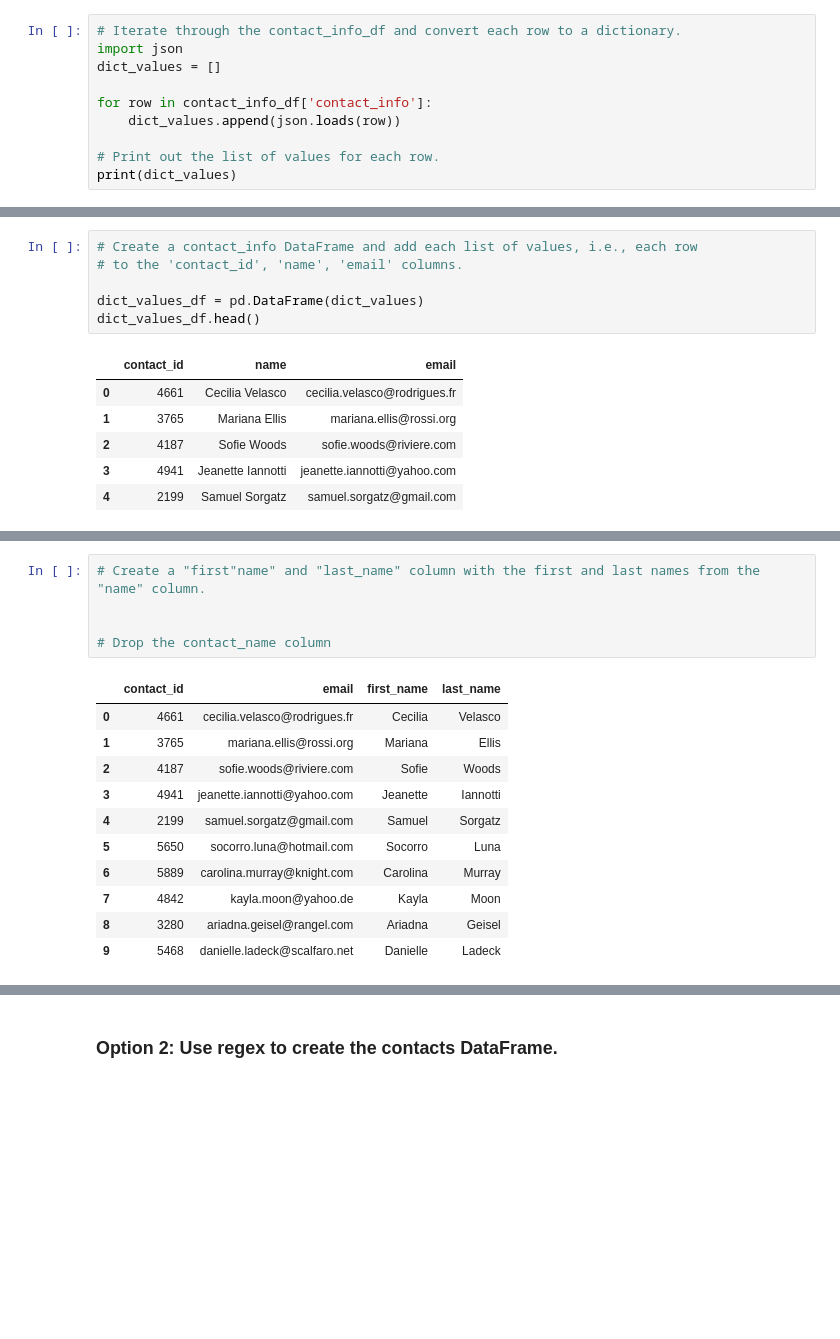
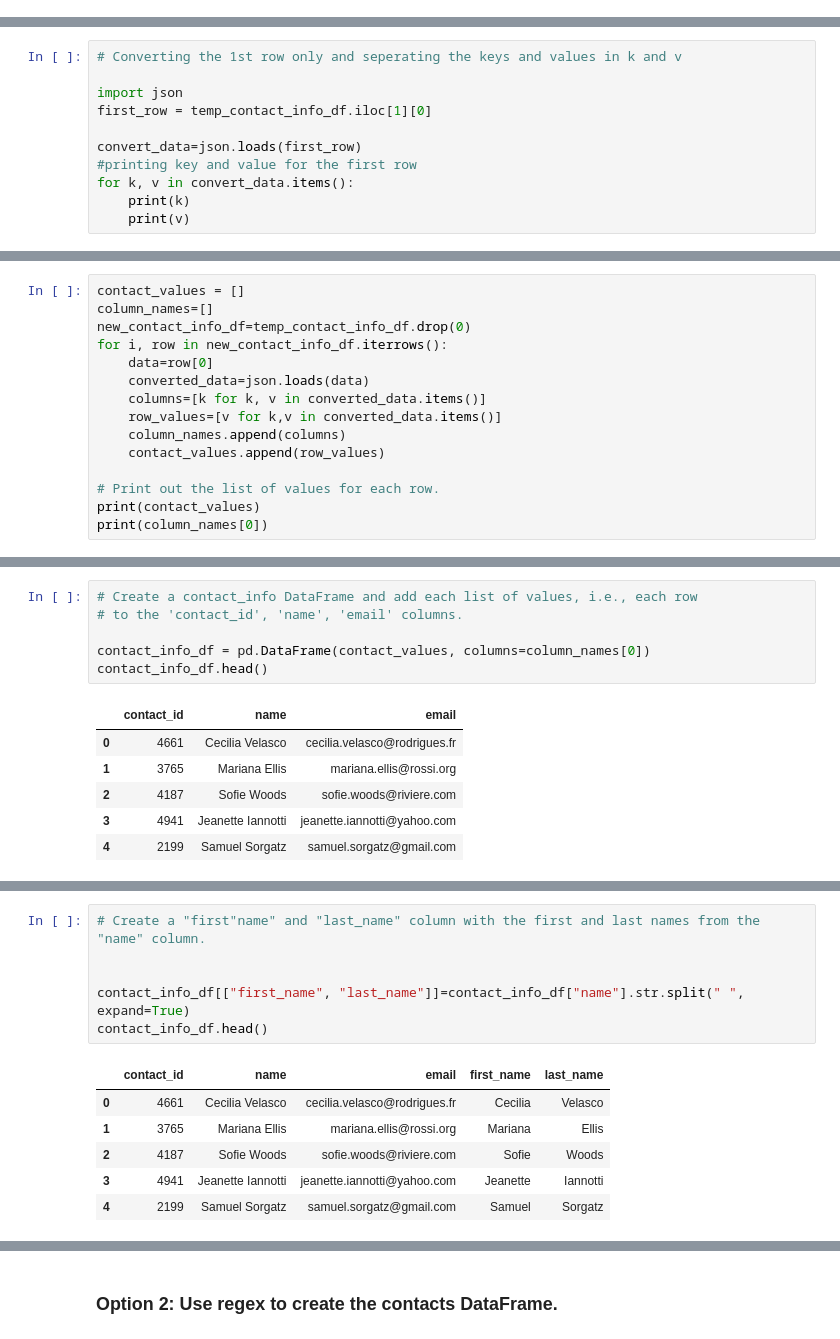
Before and after one commit to Prachi-Shah1002/Crowdfunding_ETL, a Jupyter notebook: ETL_Mini_Project_PShah_AVerma.ipynb, the cells around one changed output, grey strips where cells are left out. Saved outputs shown, nothing was run; the diff lists cells and outputs as text; blank space fills up the shorter version.

```diff
--- a/ETL_Mini_Project_PShah_AVerma.ipynb
+++ b/ETL_Mini_Project_PShah_AVerma.ipynb
@@ -340,13 +347,3 @@ contact_info_df.head()
 Then export the DataFrame as a `contacts.csv` CSV file.
 # %% [markdown]
 ### Option 1: Use Pandas to create the contacts DataFrame.
-# %%
-# Iterate through the contact_info_df and convert each row to a dictionary.
-import json
-dict_values = []
-
-for row in contact_info_df['contact_info']:
-    dict_values.append(json.loads(row))
-
-# Print out the list of values for each row.
-print(dict_values)
@@ -354,0 +350,11 @@ print(dict_values)
+# %%
+# Converting the 1st row only and seperating the keys and values in k and v
+
+import json
+first_row = temp_contact_info_df.iloc[1][0]
+
+convert_data=json.loads(first_row)
+#printing key and value for the first row
+for k, v in convert_data.items():
+    print(k)
+    print(v)
@@ -354,0 +368,15 @@ print(dict_values)
+# %%
+contact_values = []
+column_names=[]
+new_contact_info_df=temp_contact_info_df.drop(0)
+for i, row in new_contact_info_df.iterrows():
+    data=row[0]
+    converted_data=json.loads(data)
+    columns=[k for k, v in converted_data.items()]
+    row_values=[v for k,v in converted_data.items()]
+    column_names.append(columns)
+    contact_values.append(row_values)
+
+# Print out the list of values for each row.
+print(contact_values)
+print(column_names[0])
@@ -356,8 +387,8 @@ print(dict_values)
 # Create a contact_info DataFrame and add each list of values, i.e., each row
 # to the 'contact_id', 'name', 'email' columns.
 
-dict_values_df = pd.DataFrame(dict_values)
-dict_values_df.head()
+contact_info_df = pd.DataFrame(contact_values, columns=column_names[0])
+contact_info_df.head()
 # %% [output]
 |  | contact_id | name | email |
 | 0 | 4661 | Cecilia Velasco | cecilia.velasco@rodrigues.fr |
@@ -381,17 +413,13 @@ memory usage: 23.6+ KB
 # %%
 # Create a "first"name" and "last_name" column with the first and last names from the "name" column.
 
 
-# Drop the contact_name column
+contact_info_df[["first_name", "last_name"]]=contact_info_df["name"].str.split(" ", expand=True)
+contact_info_df.head()
 # %% [output]
-|  | contact_id | email | first_name | last_name |
-| 0 | 4661 | cecilia.velasco@rodrigues.fr | Cecilia | Velasco |
-| 1 | 3765 | mariana.ellis@rossi.org | Mariana | Ellis |
-| 2 | 4187 | sofie.woods@riviere.com | Sofie | Woods |
-| 3 | 4941 | jeanette.iannotti@yahoo.com | Jeanette | Iannotti |
-| 4 | 2199 | samuel.sorgatz@gmail.com | Samuel | Sorgatz |
-| 5 | 5650 | socorro.luna@hotmail.com | Socorro | Luna |
-| 6 | 5889 | carolina.murray@knight.com | Carolina | Murray |
-| 7 | 4842 | kayla.moon@yahoo.de | Kayla | Moon |
-| 8 | 3280 | ariadna.geisel@rangel.com | Ariadna | Geisel |
-| 9 | 5468 | danielle.ladeck@scalfaro.net | Danielle | Ladeck |
+|  | contact_id | name | email | first_name | last_name |
+| 0 | 4661 | Cecilia Velasco | cecilia.velasco@rodrigues.fr | Cecilia | Velasco |
+| 1 | 3765 | Mariana Ellis | mariana.ellis@rossi.org | Mariana | Ellis |
+| 2 | 4187 | Sofie Woods | sofie.woods@riviere.com | Sofie | Woods |
+| 3 | 4941 | Jeanette Iannotti | jeanette.iannotti@yahoo.com | Jeanette | Iannotti |
+| 4 | 2199 | Samuel Sorgatz | samuel.sorgatz@gmail.com | Samuel | Sorgatz |
```
Also changed, not shown: parts of 20 cells of this notebook, 5 other files.
